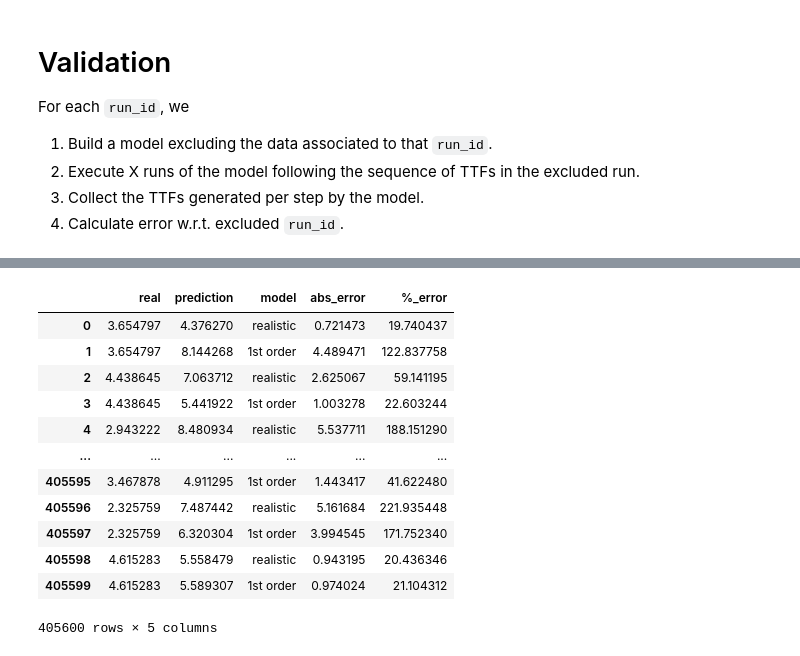
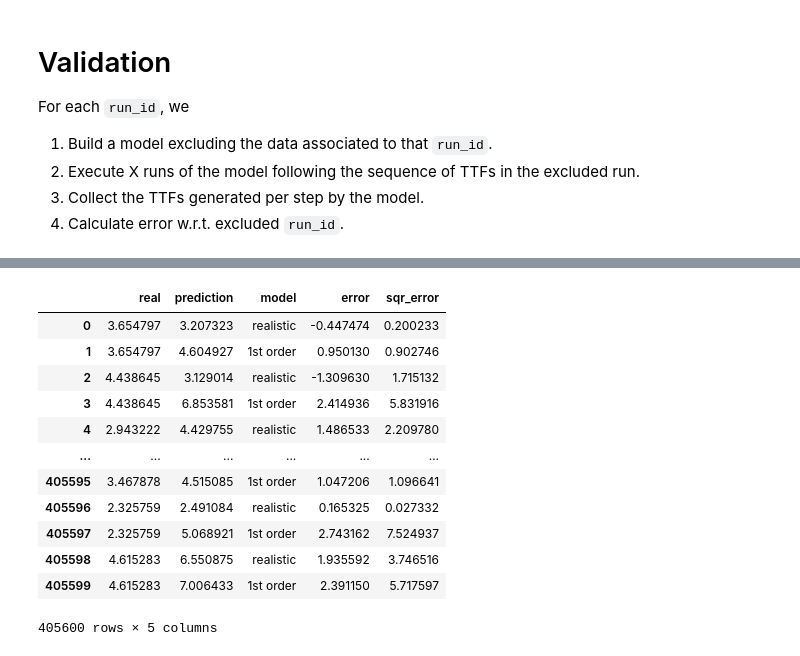
Before and after one commit to molguin92/EdgeDroid2, a Jupyter notebook: analysis_2023/validation.ipynb, the cells around one changed output, grey strips where cells are left out. Cells and saved outputs as stored; diff of their text form; code cells hidden in the pictures.

```diff
--- a/analysis_2023/validation.ipynb
+++ b/analysis_2023/validation.ipynb
@@ -108,23 +108,23 @@ results
 # %%
 import numpy as np
 
-results["abs_error"] = results["prediction"] - results["real"]
-results["%_error"] = (results["abs_error"] / results["real"]) * 100.0
+results["error"] = results["prediction"] - results["real"]
+results["sqr_error"] = np.square(results["error"])
 
 results
 # %% [output]
-|  | real | prediction | model | abs_error | %_error |
-| 0 | 3.654797 | 4.376270 | realistic | 0.721473 | 19.740437 |
-| 1 | 3.654797 | 8.144268 | 1st order | 4.489471 | 122.837758 |
-| 2 | 4.438645 | 7.063712 | realistic | 2.625067 | 59.141195 |
-| 3 | 4.438645 | 5.441922 | 1st order | 1.003278 | 22.603244 |
-| 4 | 2.943222 | 8.480934 | realistic | 5.537711 | 188.151290 |
+|  | real | prediction | model | error | sqr_error |
+| 0 | 3.654797 | 3.207323 | realistic | -0.447474 | 0.200233 |
+| 1 | 3.654797 | 4.604927 | 1st order | 0.950130 | 0.902746 |
+| 2 | 4.438645 | 3.129014 | realistic | -1.309630 | 1.715132 |
+| 3 | 4.438645 | 6.853581 | 1st order | 2.414936 | 5.831916 |
+| 4 | 2.943222 | 4.429755 | realistic | 1.486533 | 2.209780 |
 | ... | ... | ... | ... | ... | ... |
-| 405595 | 3.467878 | 4.911295 | 1st order | 1.443417 | 41.622480 |
-| 405596 | 2.325759 | 7.487442 | realistic | 5.161684 | 221.935448 |
-| 405597 | 2.325759 | 6.320304 | 1st order | 3.994545 | 171.752340 |
-| 405598 | 4.615283 | 5.558479 | realistic | 0.943195 | 20.436346 |
-| 405599 | 4.615283 | 5.589307 | 1st order | 0.974024 | 21.104312 |
+| 405595 | 3.467878 | 4.515085 | 1st order | 1.047206 | 1.096641 |
+| 405596 | 2.325759 | 2.491084 | realistic | 0.165325 | 0.027332 |
+| 405597 | 2.325759 | 5.068921 | 1st order | 2.743162 | 7.524937 |
+| 405598 | 4.615283 | 6.550875 | realistic | 1.935592 | 3.746516 |
+| 405599 | 4.615283 | 7.006433 | 1st order | 2.391150 | 5.717597 |
 405600 rows × 5 columns
 # %%
 results.groupby("model").describe().drop(columns=["real", "prediction"]).T
```
Also changed, not shown: parts of 3 cells of this notebook, 1 other file.
